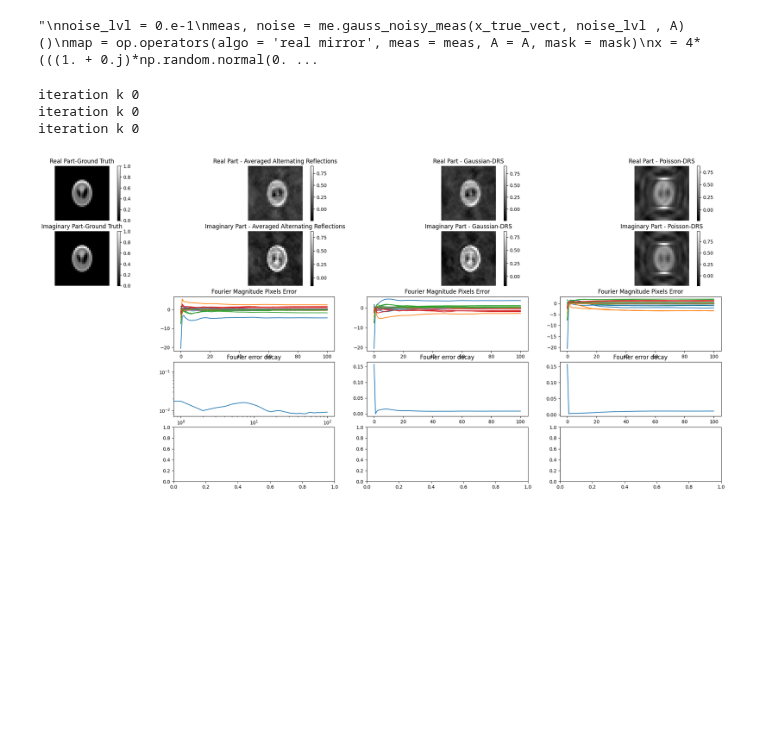
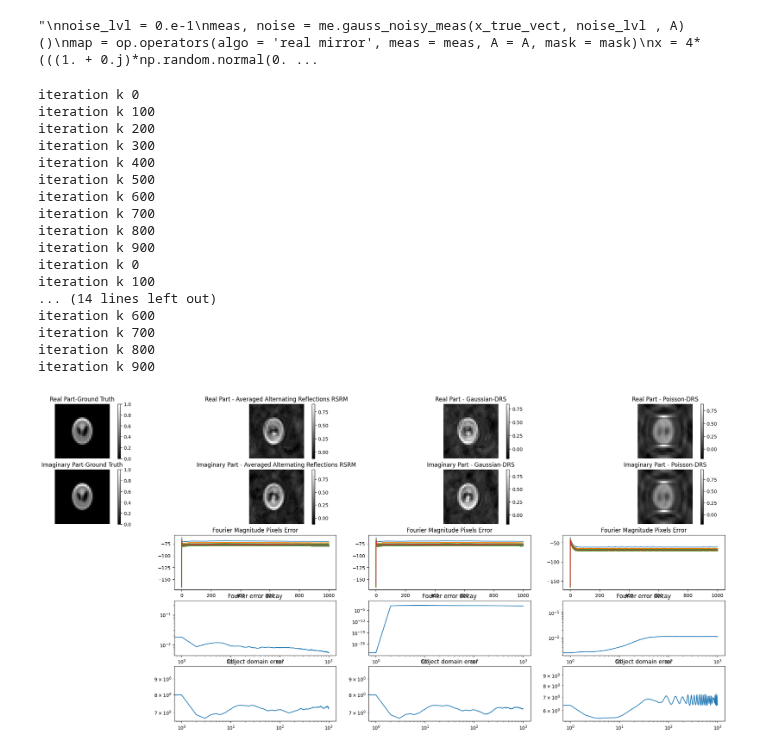
Before and after one commit to JeremieSefo/PhaseRetrievalMirror, a Jupyter notebook: retrieve phase.ipynb, the cells around one changed output. Saved outputs shown, nothing was run; the diff lists cells and outputs as text; code cells hidden in the pictures; blank space fills up the shorter version.

```diff
--- a/retrieve phase.ipynb
+++ b/retrieve phase.ipynb
@@ -106,40 +106,60 @@ import solve
 # %%
 idx = [3]#np.arange(len(true_images)) #[0, 1] # np.arange(1)
 Algos_group = []
+Algos = ['Gerchberg-Saxton', 'Error Reduction + TV-support', 'Output-Output'  ] #'Error Reduction + TV-support' 'Gerchberg-Saxton' 'basic Input-Output'
+#Algos_group.append(Algos)
 Algos = ['real mirror', 'complex mirror', 'Output-Output'  ] # , 'Hybrid Input-Output' 'No Support prior', 'Gerchberg-Saxton', 'Error Reduction', 'real mirror', 'complex mirror',
 #Algos_group.append(Algos)
-Algos = [ 'Peaceman-Rachford', 'Gaussian-DRS',  'Poisson-DRS'  ]                              #, 'Gerchberg-Saxton + TV-support', 'Error Reduction + TV-support'                      #TV-support alsmost kills the real part and make Gerchberg-Saxton worse
+Algos = [ 'Error Reduction : support prior',  'Averaged Alternating Reflections RSRM', 'Gaussian-DRS'  ] #ER and Gaussian [1, 0.5] produce similar images but errors are not exactly the same
+#Algos_group.append(Algos)
+Algos = [ 'Peaceman-Rachford',  'Averaged Alternating Reflections RSRM', 'Gaussian-DRS'  ]                              #, 'Gerchberg-Saxton + TV-support', 'Error Reduction + TV-support'                      #TV-support alsmost kills the real part and make Gerchberg-Saxton worse
 #Algos_group.append(Algos)                 #'No Support prior + TV-support real_imag_separated' 'No Support prior + TV-support',
-Algos = [ 'Error Reduction : support prior', 'Hybrid Input-Output',  'Averaged Alternating Reflections' ] #'No Support prior - fast', 'Gaussian-DRS'  'Poisson-DRS' 'basic Input-Output', 'Output-Output', 'Averaged Alternating Reflections',
+Algos = [ 'Error Reduction : support prior', 'Hybrid Input-Output',  'Averaged Alternating Reflections RSRM' ] # ER stagnates #'No Support prior - fast', 'Gaussian-DRS'  'Poisson-DRS' 'basic Input-Output', 'Output-Output', 'Averaged Alternating Reflections',
 #Algos_group.append(Algos)
-
-Algos = [  'Averaged Alternating Reflections', 'Gaussian-DRS',  'Poisson-DRS' ] #, 'Gaussian-DRS',  'Poisson-DRS' #'Averaged Alternating Reflections', 'real mirror' , 'complex mirror'  'Poisson-DRS' 'Poisson-DRS' 'Error Reduction : support prior'
+Algos = ['Hybrid Input-Output',  'Averaged Alternating Reflections RSRM', 'Averaged Alternating Reflections RMRS' ] #RSRM and RMRS produce similar images but error looks very different
+#Algos_group.append(Algos)
+Algos = [  'Averaged Alternating Reflections RSRM', 'Gaussian-DRS',  'Poisson-DRS' ] #, 'Gaussian-DRS',  'Poisson-DRS' #'Averaged Alternating Reflections', 'real mirror' , 'complex mirror'  'Poisson-DRS' 'Poisson-DRS' 'Error Reduction : support prior'
 Algos_group.append(Algos)
 for Algos in Algos_group:
     for i in idx:
         X_sols = []
         x_true = true_images[i]
         x_true_vect = x_true.reshape(Nx * Ny, )
-        maxiter = 100
+        maxiter = 1000
         kappa  = 0.9
         xi = 12
-        noise_lvl = 0.e-2
+        noise_lvl = 0.e-1
         noise_lvl_init = 1.e-1 #If not 0, iterative projections algo: ER, HIO, even AAR stagnate at local minima. error is 1e-7 instead of 1e-37 for instance
         meas, noise = me.gauss_noisy_meas(x_true_vect, noise_lvl , A)()
         meas = meas.flatten()
         L = 1 * op.smoothnessPara_L(A.Matrix, noise)
         #print("meas", meas)
         x0 = op.initialise(n, meas, A.Matrix, type ='Gaussian', real = 1, imag = 1, x_true_vect = x_true_vect, mask = mask, noise_lvl = noise_lvl_init**(0.5) )
         for Algo in Algos:
             map = op.operators(algo = Algo, meas = meas, A = A, mask = mask)
-            x_sols, space = solve.phase_retrieval(L, kappa, xi, Algo, map, mask, n, A,  A.Matrix, np.conj(A.Matrix).T, meas, maxiter, x0, x_true_vect, IO_OO_HIO_beta = [1, 1., 1.], TvIter = 10, TvAlpha = 0.000, rho_Gau_Poi = [0., .1] )
+            x_sols, space = solve.phase_retrieval(L, kappa, xi, Algo, map, mask, n, A,  A.Matrix, np.conj(A.Matrix).T, meas, maxiter, x0,
+                                                  x_true_vect, IO_OO_HIO_beta = [1, 1., 1.], TvIter = 10, TvAlpha = 0.005, rho_Gau_Poi = [[0., 0.5], .1] )
             X_sols.append(x_sols)
         phase_retrie_plots(i, true_images, X_sols, map, A, meas, maxiter, space, Algos)
 # %% [output]
 iteration k 0
+iteration k 100
+iteration k 200
+iteration k 300
+iteration k 400
+iteration k 500
+iteration k 600
+iteration k 700
+iteration k 800
+iteration k 900
 iteration k 0
-iteration k 0
+iteration k 100
+... (14 lines left out)
+iteration k 600
+iteration k 700
+iteration k 800
+iteration k 900
-[figure, old version]
+[figure, new version]
 # %%
 from DisplayAlternate import phase_retrie_plots_alternate
 idx = [3]#np.arange(len(true_images)) #[0, 1] # np.arange(1)
```
Also changed, not shown: parts of 1 cell of this notebook, 4 other files.
